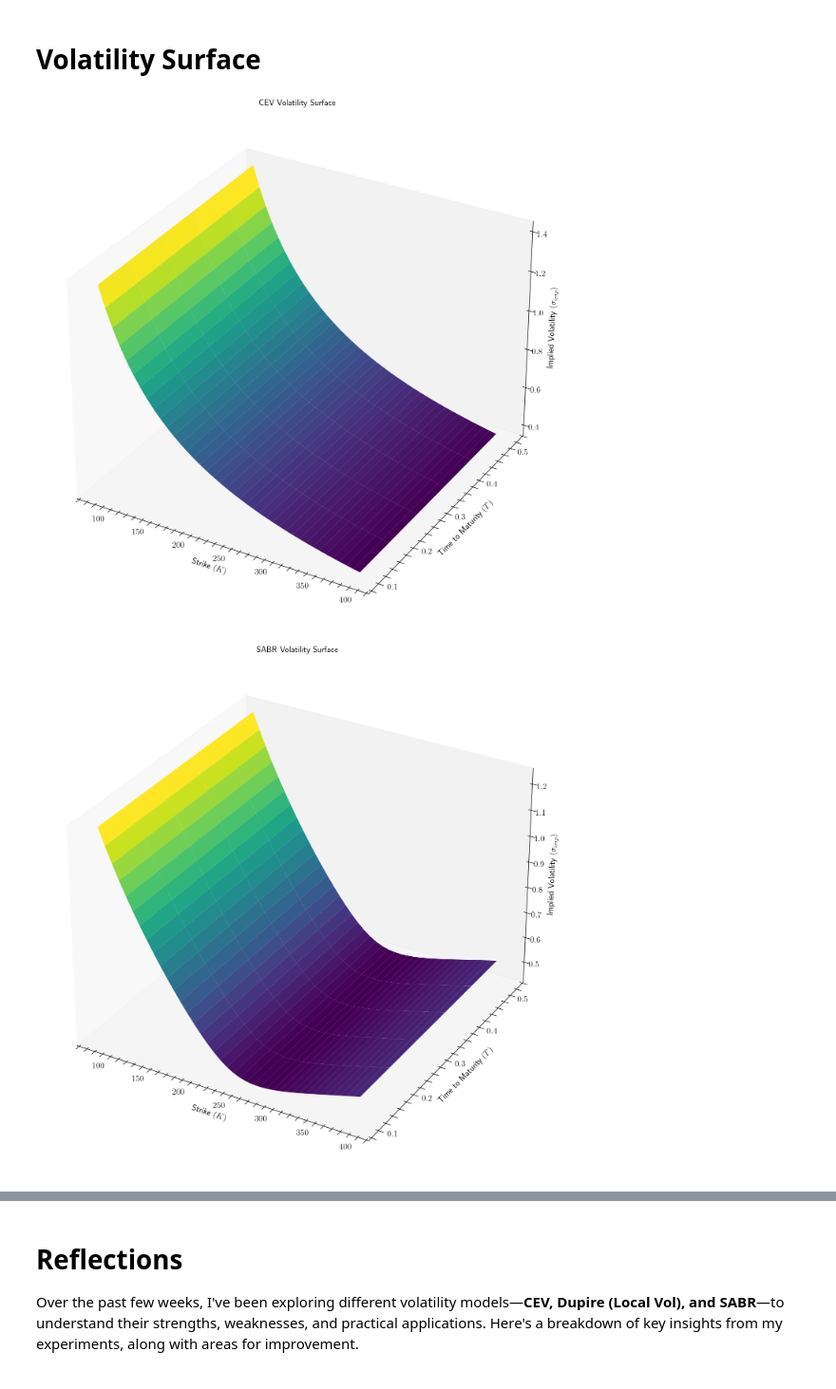
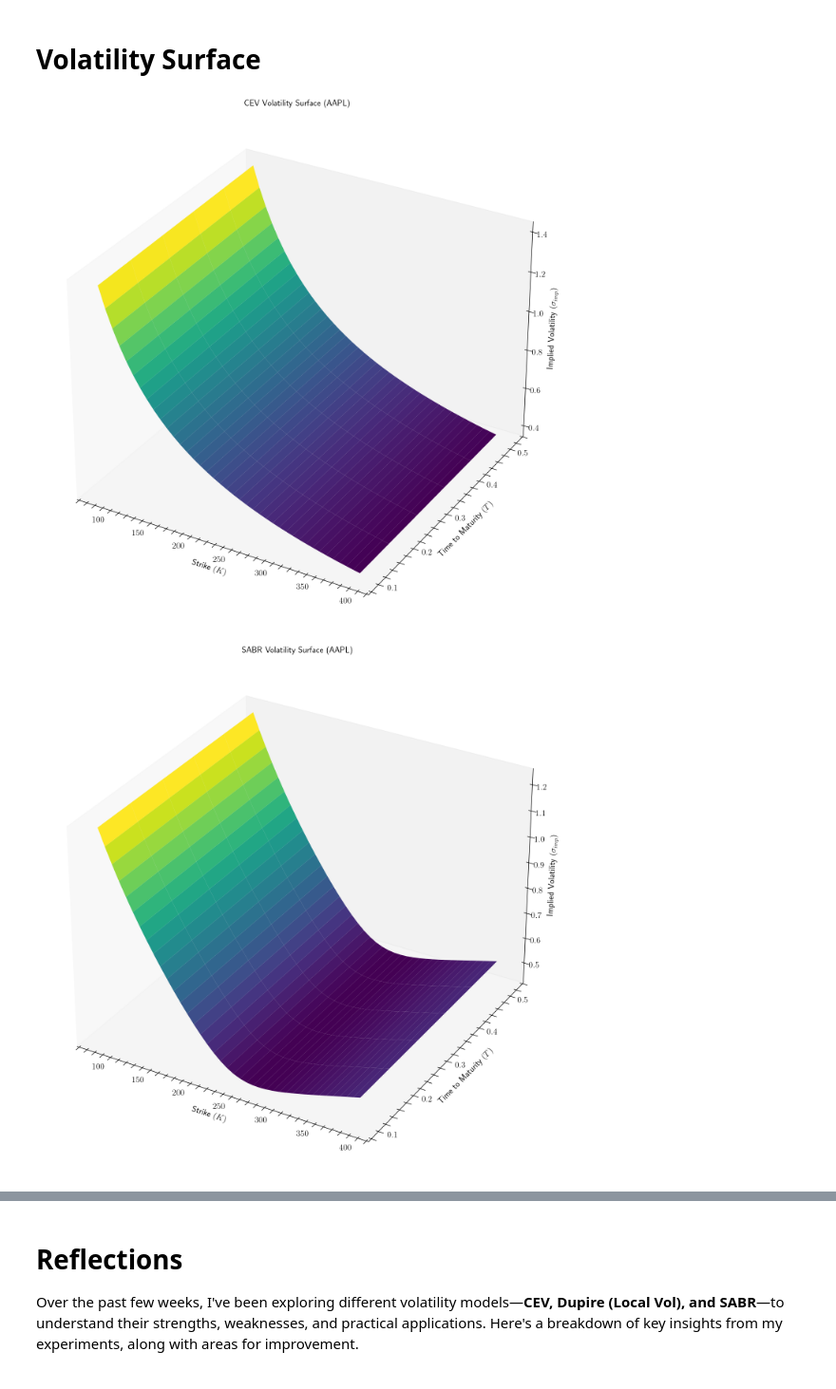
Before and after one commit to Jmmostafa/QuantRisk, a Jupyter notebook: QR004_OptionsVolatilityModelsII.ipynb, the cells around one changed output, grey strips where cells are left out. Shown at 95% size. Saved outputs shown, nothing was run; the diff lists cells and outputs as text; code cells hidden in the pictures.

```diff
--- a/QR004_OptionsVolatilityModelsII.ipynb
+++ b/QR004_OptionsVolatilityModelsII.ipynb
@@ -1182,37 +1180,37 @@ dupire_surface = np.tile(dupire_iv[np.searchsorted(K, strike_grid, side='left')]
 for i, t in enumerate(maturity_grid):
     F_t = F_grid(t)
     cev_surface[i, :] = cev_iv(strike_grid, F_t, sigma0_cev, beta_cev)
     sabr_surface[i, :] = [sabr_iv(Kk, S0, t, alpha_sabr, beta_sabr, rho_sabr, nu_sabr) for Kk in strike_grid]
 
 # Plot 3D volatility surfaces
 def plot_surface(X, Y, Z, title):
     import scienceplots
     plt.style.use(['science', 'notebook', 'grid'])
     plt.rcParams['text.usetex'] = True
     fig = plt.figure(figsize=(14, 15))
     ax = fig.add_subplot(111, projection='3d')
     Xg, Yg = np.meshgrid(X, Y)
     ax.plot_surface(Xg, Yg, Z, cmap='viridis', edgecolor='none')
     ax.grid(False)
     ax.set_xlabel('Strike $(K)$', labelpad = 8)
     ax.set_ylabel('Time to Maturity $(T)$', labelpad = 8)
     ax.set_zlabel('Implied Volatility $(\sigma_{imp})$', labelpad = 8)
     ax.set_title(title)
     plt.tight_layout()
     plt.show()
 
-plot_surface(strike_grid, maturity_grid, cev_surface, 'CEV Volatility Surface')
-plot_surface(strike_grid, maturity_grid, sabr_surface, 'SABR Volatility Surface')
+plot_surface(strike_grid, maturity_grid, cev_surface, 'CEV Volatility Surface (AAPL)')
+plot_surface(strike_grid, maturity_grid, sabr_surface, 'SABR Volatility Surface (AAPL)')
 plot_surface(strike_grid, maturity_grid, dupire_surface, 'Dupire Local Volatility Surface (Flat T)')
 
 # Report RMSE
 print("RMSE Errors:")
 print(f"CEV Model RMSE: {cev_rmse([sigma0_cev, beta_cev]):.5f}")
 print(f"SABR Model RMSE: {sabr_rmse([alpha_sabr, beta_sabr, rho_sabr, nu_sabr]):.5f}")
 print(f"Dupire Model RMSE (approx): {dupire_rmse:.5f}")
 # %% [output]
-[figure, old version]
+[figure, new version]
-[figure, old version]
+[figure, new version]
 [figure]
 RMSE Errors:
 CEV Model RMSE: 0.37818
```
Also changed, not shown: parts of 5 cells of this notebook.
